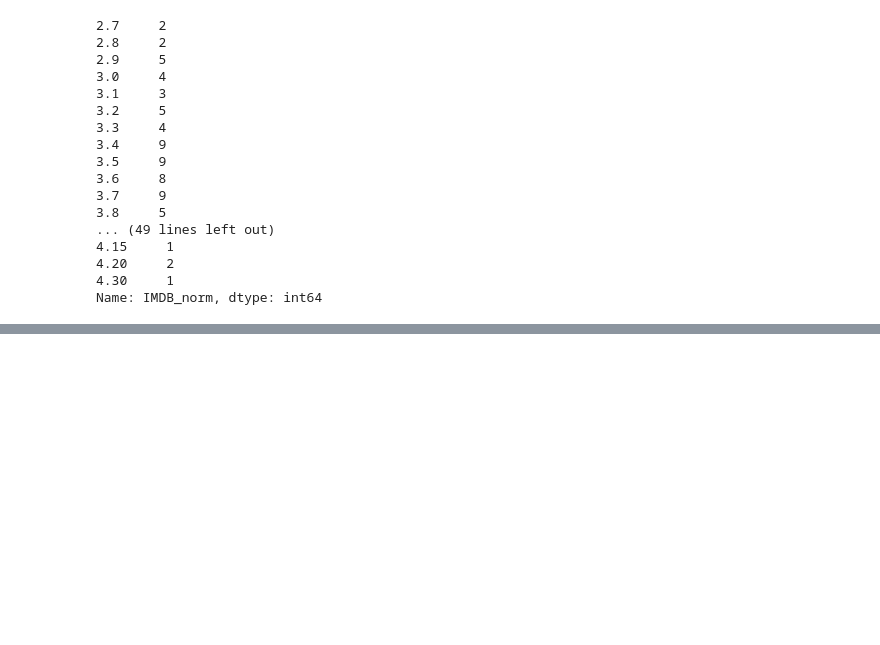
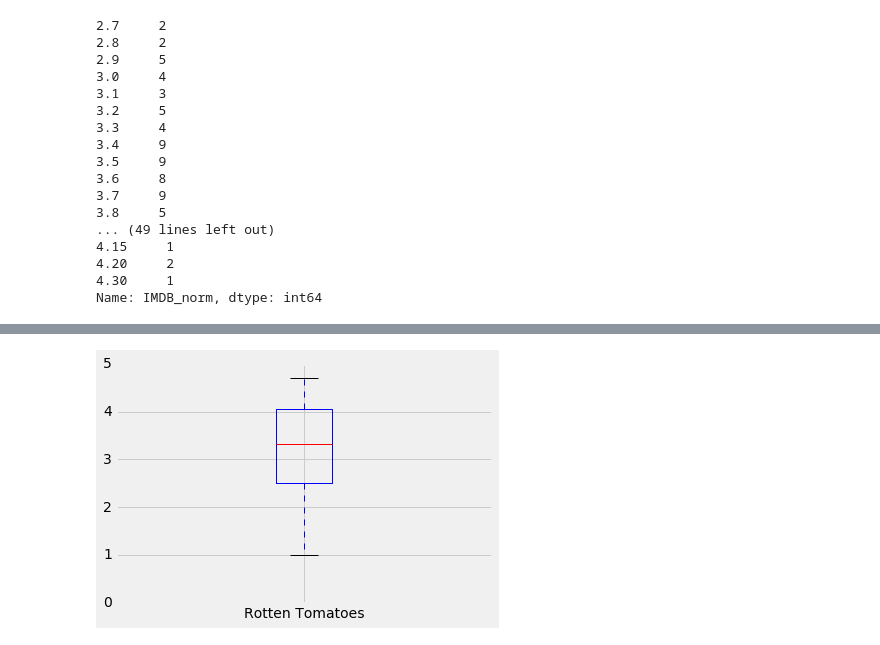
Before and after one commit to lemoinef/Exploratory-Data-Visualization, a Jupyter notebook: histograms.ipynb, the cells around one changed output, grey strips where cells are left out. Saved outputs shown, nothing was run; the diff lists cells and outputs as text; code cells hidden in the pictures; blank space fills up the shorter version.

```diff
--- a/histograms.ipynb
+++ b/histograms.ipynb
@@ -64,0 +136,8 @@ Comparing frequency distributions is also challenging because the Fandango_Ratin
+# %%
+fig, ax = plt.subplots()
+ax.boxplot(norm_reviews['RT_user_norm'])
+ax.set_xticklabels(["Rotten Tomatoes"])
+ax.set_ylim(0, 5)
+plt.show()
+# %% [output]
+[figure, added]
```
Also changed, not shown: parts of 9 cells of this notebook.
